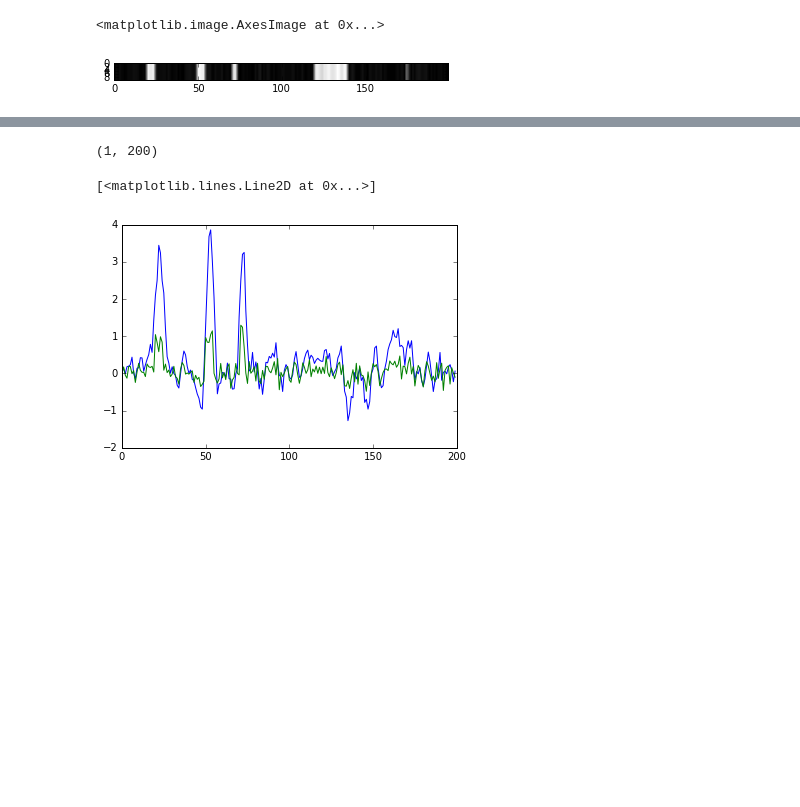
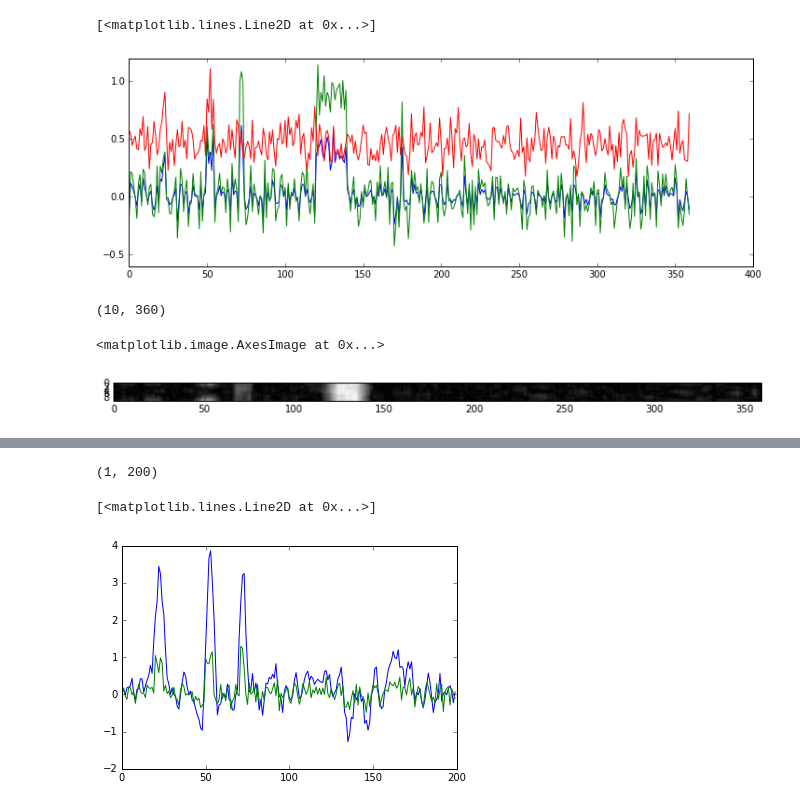
Before and after one commit to xkortex/eeg_seizure_prediction, a Jupyter notebook: haar.ipynb, the cells around one changed output, grey strips where cells are left out. Cells and saved outputs as stored; diff of their text form; code cells hidden in the pictures; blank space fills up the shorter version.

```diff
--- a/haar.ipynb
+++ b/haar.ipynb
@@ -50,2 +59,9 @@ plt.imshow(kx, cmap='gray')
+# %%
+plt.plot(np.mean(z, axis=0)*np.std(z, axis=0))
+plt.plot(np.mean(z, axis=0))
+plt.plot(np.std(z, axis=0))
+# %% [output]
+[<matplotlib.lines.Line2D at 0x...>]
+[figure, added]
 # %%
 kf = fftpack.fft2(kx)
@@ -54,6 +69,9 @@ kz = fftpack.fft2(z)
 # %%
 ift = fftpack.fftshift(fftpack.ifft2(kf*kz))
-plt.imshow(np.abs(ift), cmap='gray')
+recov = np.abs(ift)
+print(recov.shape)
+plt.imshow(recov, cmap='gray')
 # %% [output]
-<matplotlib.image.AxesImage at 0x...>
+(10, 360)
+<matplotlib.image.AxesImage at 0x...>
-[figure, old version]
+[figure, new version]
```
Also changed, not shown: parts of 10 cells of this notebook.
